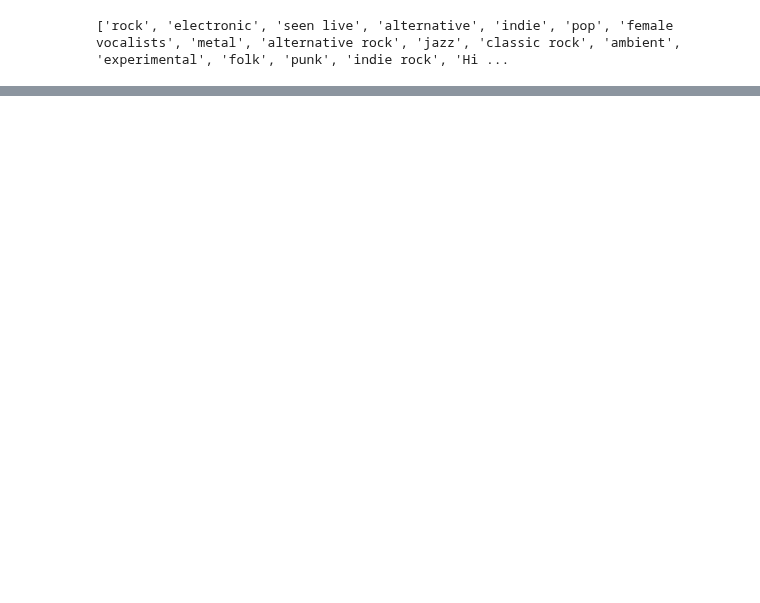
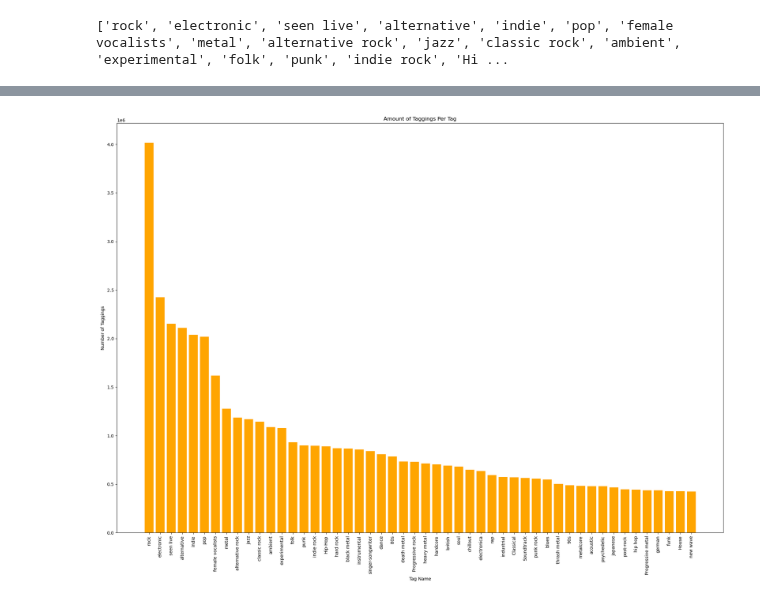
Before and after one commit to StevenTHG/Music-Research-Project-1, a Jupyter notebook: LastFM_exploration.ipynb, the cells around one changed output, grey strips where cells are left out. Cells and saved outputs as stored; diff of their text form; code cells hidden in the pictures; blank space fills up the shorter version.

```diff
--- a/LastFM_exploration.ipynb
+++ b/LastFM_exploration.ipynb
@@ -97,0 +115,11 @@ tags_df.sort_values('Taggings',ascending=False)
+# %%
+plt.figure(2)
+plt.bar(tags_df_taggings['Tags'], tags_df_taggings['Taggings'], color='orange',align='center')
+plt.xticks(rotation='vertical')
+plt.title("Amount of Taggings Per Tag")
+plt.xlabel('Tag Name')
+plt.ylabel('Number of Taggings')
+plt.tight_layout()
+plt.show()
+# %% [output]
+[figure, added]
```
Also changed, not shown: parts of 6 cells of this notebook.
